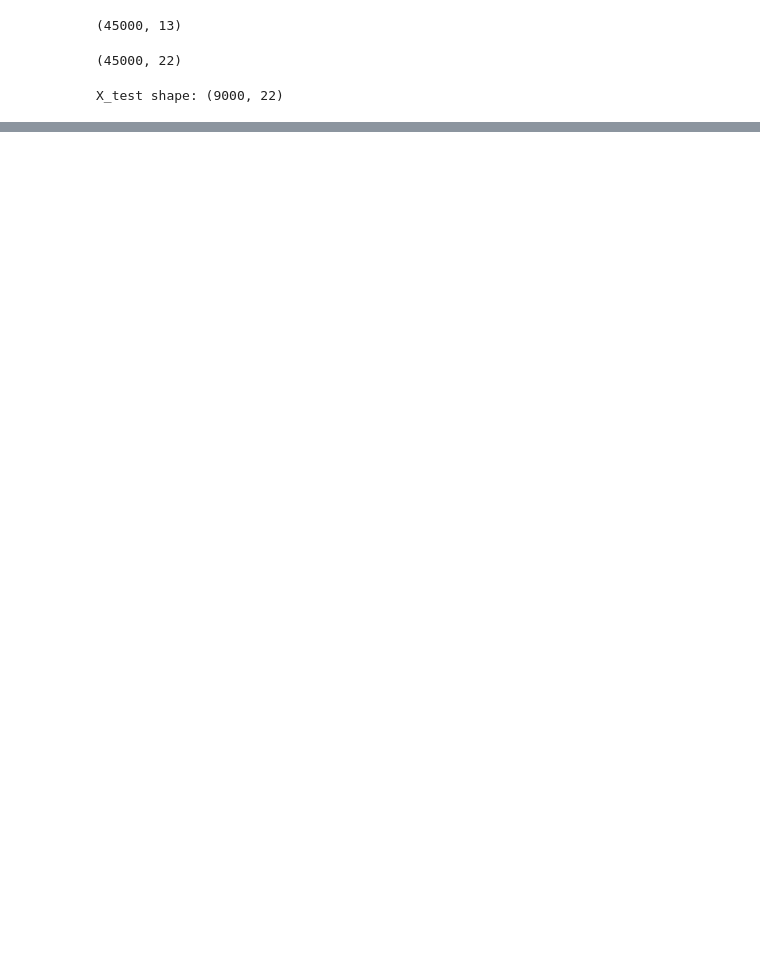
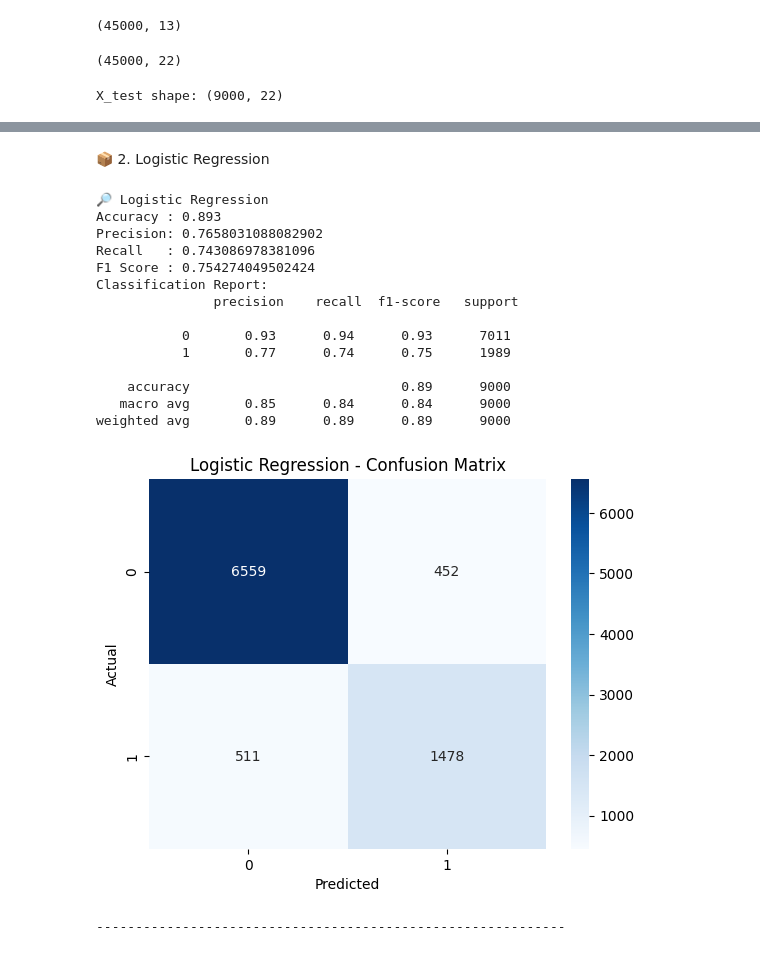
Before and after one commit to melek002/LoanPrediction, a Jupyter notebook: newloan.ipynb, the cells around one changed output, grey strips where cells are left out. Drawn from its saved outputs; the diff is of its cells as text; code cells hidden in the pictures; blank space fills up the shorter version.

```diff
--- a/newloan.ipynb
+++ b/newloan.ipynb
@@ -308,0 +307,26 @@ Confusion Matrix:
+# %% [markdown]
+📦 2. Logistic Regression
+# %%
+# Logistic Regression
+logistic = LogisticRegression(max_iter=5000)
+logistic.fit(X_train, y_train)
+y_pred_logistic = logistic.predict(X_test)
+
+evaluate_classification(y_test, y_pred_logistic, "Logistic Regression")
+# %% [output]
+🔎 Logistic Regression
+Accuracy : 0.893
+Precision: 0.7658031088082902
+Recall   : 0.743086978381096
+F1 Score : 0.754274049502424
+Classification Report:
+               precision    recall  f1-score   support
+
+           0       0.93      0.94      0.93      7011
+           1       0.77      0.74      0.75      1989
+
+    accuracy                           0.89      9000
+   macro avg       0.85      0.84      0.84      9000
+weighted avg       0.89      0.89      0.89      9000
+[figure, added]
+------------------------------------------------------------
```
Also changed, not shown: parts of 13 cells of this notebook, 8 other files.
